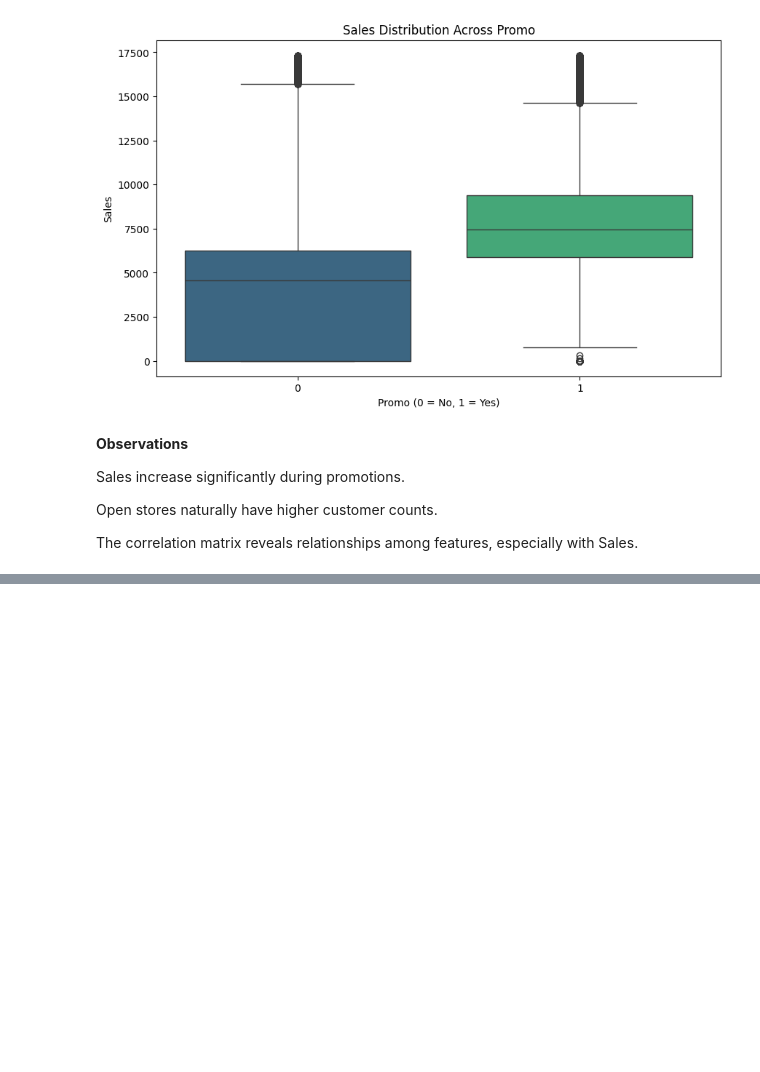
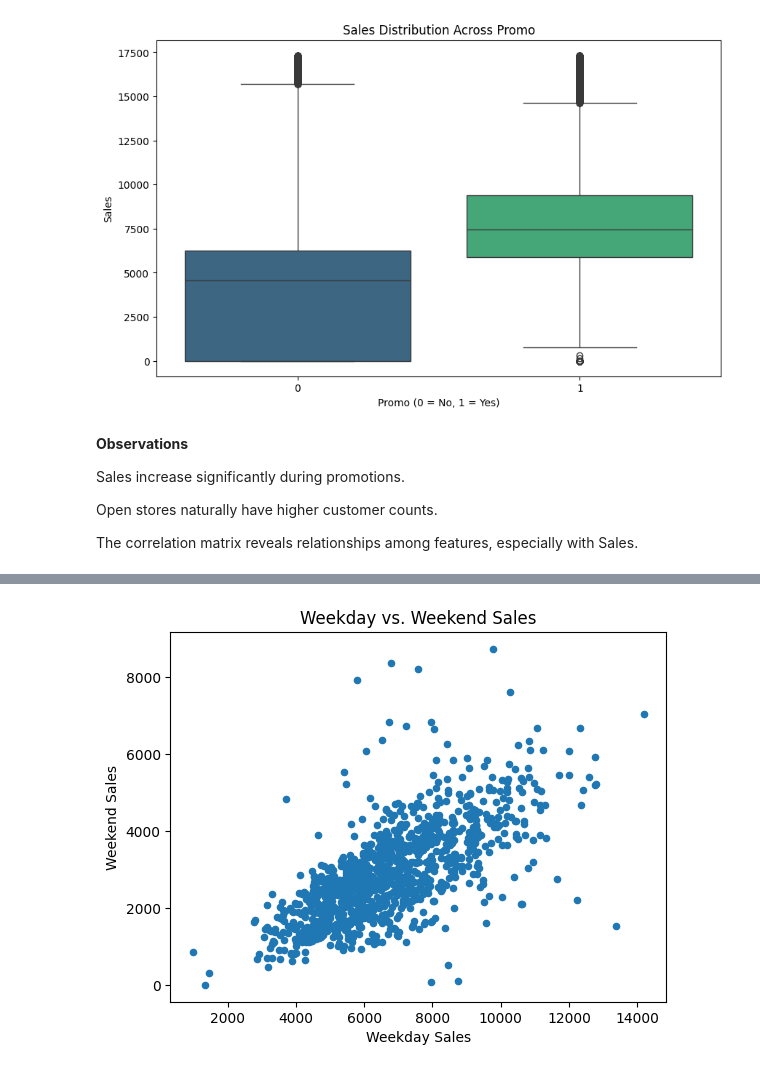
Before and after one commit to hiwothadush/store-sales-analysis, a Jupyter notebook: notebooks/main.ipynb, the cells around one changed output, grey strips where cells are left out. Cells and saved outputs as stored; diff of their text form; code cells hidden in the pictures; blank space fills up the shorter version.

```diff
--- a/notebooks/main.ipynb
+++ b/notebooks/main.ipynb
@@ -243,0 +307,14 @@ KeyError: "The following id_vars or value_vars are not present in the DataFrame:
+# %%
+# Stores open all weekdays and their weekend sales
+def analyze_weekday_weekend(data):
+    weekday_sales = data[data['DayOfWeek'] <= 5].groupby('Store')['Sales'].mean()
+    weekend_sales = data[data['DayOfWeek'] > 5].groupby('Store')['Sales'].mean()
+
+    comparison = pd.DataFrame({'Weekday Sales': weekday_sales, 'Weekend Sales': weekend_sales})
+    comparison.dropna().plot(kind='scatter', x='Weekday Sales', y='Weekend Sales')
+    plt.title("Weekday vs. Weekend Sales")
+    plt.show()
+
+analyze_weekday_weekend(train_data)
+# %% [output]
+[figure, added]
```
Also changed, not shown: parts of 16 cells of this notebook.
